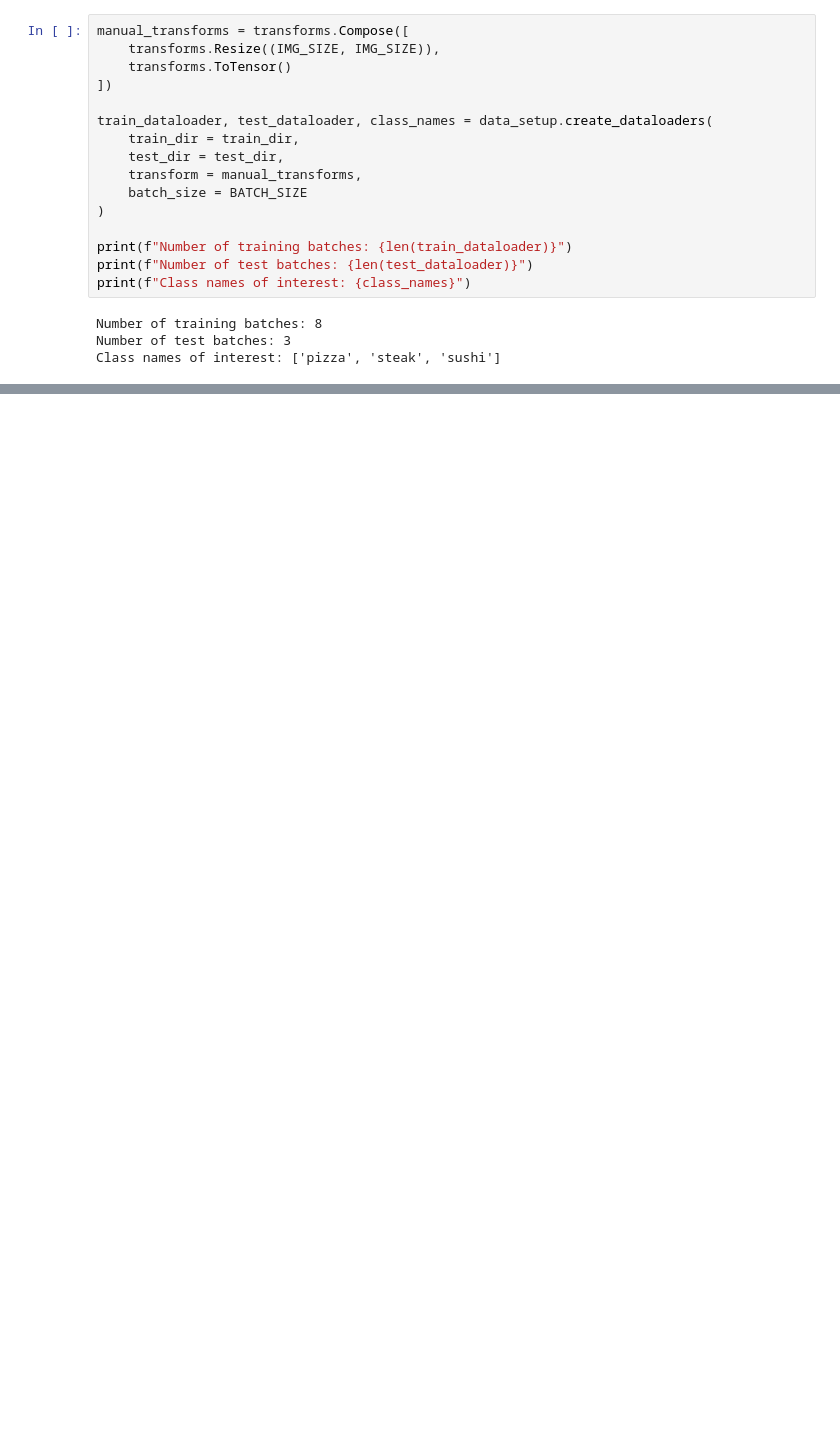
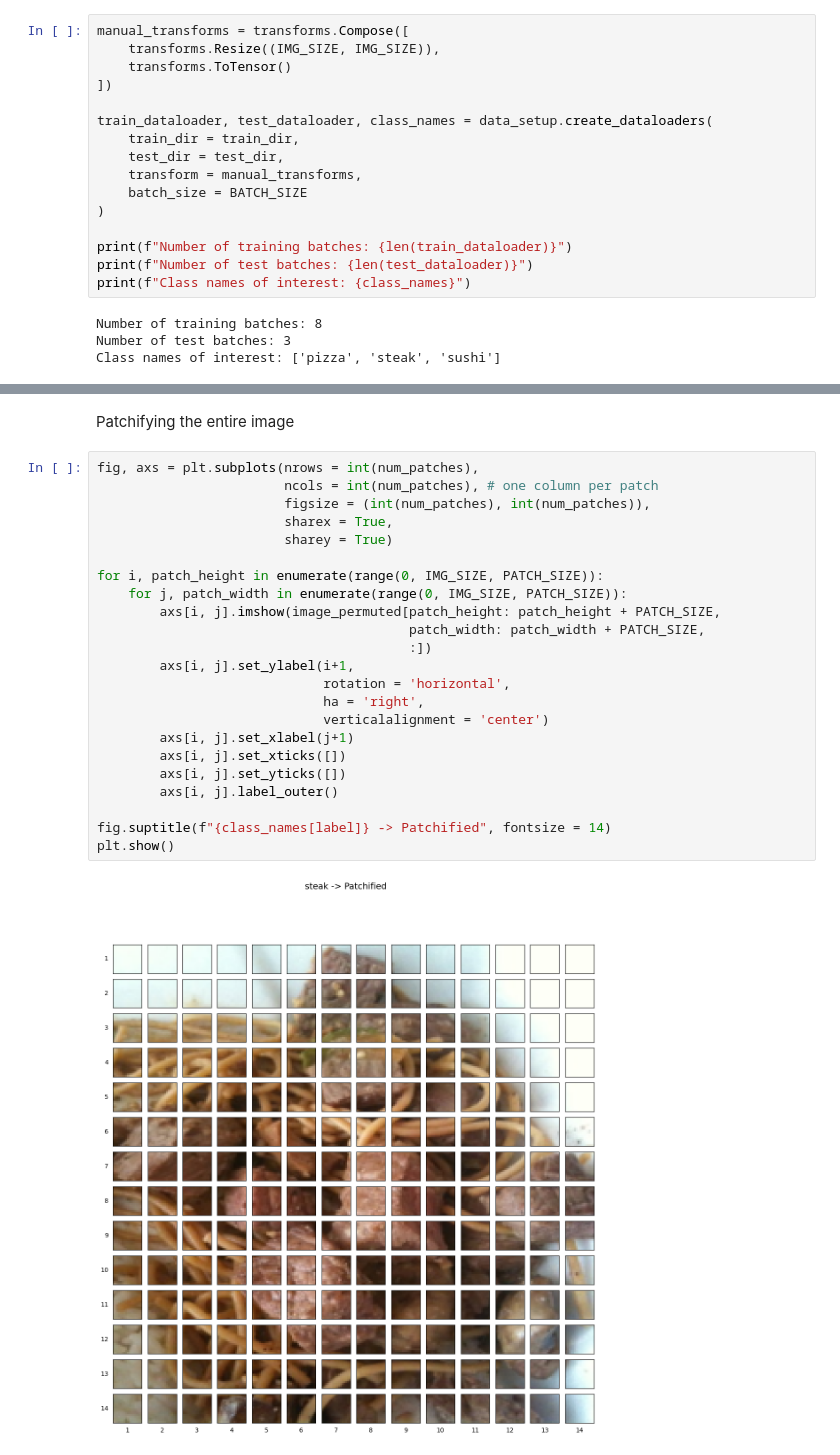
Before and after one commit to tituslhy/symmetrical-octo-spork, a Jupyter notebook: Notebooks/8. Paper_Replicating.ipynb, the cells around one changed output, grey strips where cells are left out. Cells and saved outputs as stored; diff of their text form; blank space fills up the shorter version.

```diff
--- a/Notebooks/8. Paper_Replicating.ipynb
+++ b/Notebooks/8. Paper_Replicating.ipynb
@@ -92,0 +176,27 @@ plt.show()
+# %% [markdown]
+Patchifying the entire image
+# %%
+fig, axs = plt.subplots(nrows = int(num_patches),
+                        ncols = int(num_patches), # one column per patch
+                        figsize = (int(num_patches), int(num_patches)),
+                        sharex = True,
+                        sharey = True)
+
+for i, patch_height in enumerate(range(0, IMG_SIZE, PATCH_SIZE)):
+    for j, patch_width in enumerate(range(0, IMG_SIZE, PATCH_SIZE)):
+        axs[i, j].imshow(image_permuted[patch_height: patch_height + PATCH_SIZE,
+                                        patch_width: patch_width + PATCH_SIZE,
+                                        :])
+        axs[i, j].set_ylabel(i+1,
+                             rotation = 'horizontal',
+                             ha = 'right',
+                             verticalalignment = 'center')
+        axs[i, j].set_xlabel(j+1)
+        axs[i, j].set_xticks([])
+        axs[i, j].set_yticks([])
+        axs[i, j].label_outer()
+
+fig.suptitle(f"{class_names[label]} -> Patchified", fontsize = 14)
+plt.show()
+# %% [output]
+[figure, added]
```
Also changed, not shown: parts of 18 cells of this notebook.
